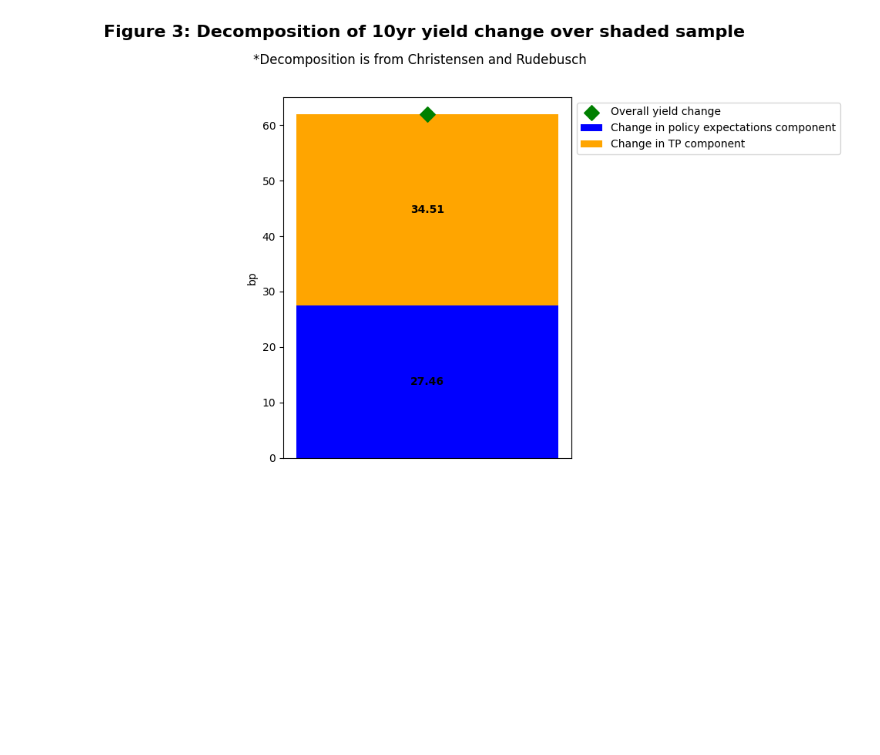
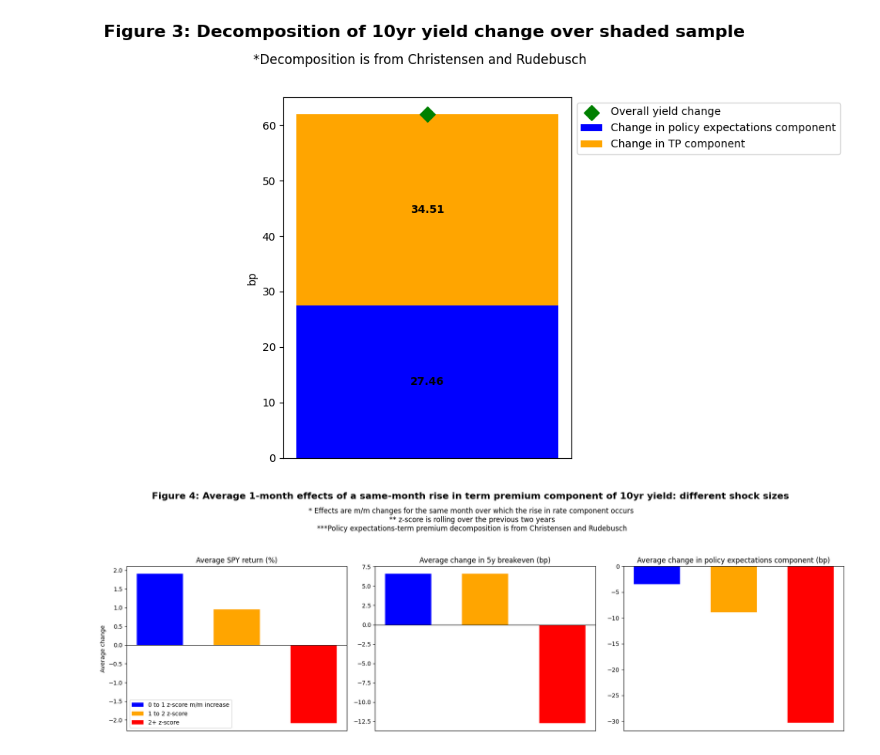
Before and after one commit to ALILODHI-cloud/UVAmacro, a Jupyter notebook: post_2/analysis.ipynb, the cells around one changed output. Cells and saved outputs as stored; diff of their text form; code cells hidden in the pictures; blank space fills up the shorter version.

```diff
--- a/post_2/analysis.ipynb
+++ b/post_2/analysis.ipynb
@@ -343,6 +341,89 @@ plt.savefig(f'{figure_path}/figure_3.jpg', format='jpeg', bbox_inches='tight')
 plt.show()
 # %% [output]
 [figure]
+# %%
+#figure 4
+
+# Initialize responses dictionary
+responses = {
+    '0 to 1 z-score rise': [],
+    '1 to 2 z-score rise': [],
+    '2+ z-score rise': []
+}
+
+# Define the ranges for each category
+shock_ranges = [
+    (0, 1, '0 to 1 z-score rise'),
+    (1, 2, '1 to 2 z-score rise'),
+    (2, float('inf'), '2+ z-score rise')
+]
+
+# Loop through each shock range and compute the averages
+for lower, upper, label in shock_ranges:
+    # Filter the data based on the shock range (inclusive lower bound, exclusive upper bound)
+    filtered_df = df_trial[(df_trial['monthly_change_tp_z_score'] >= lower) & (df_trial['monthly_change_tp_z_score'] < upper)]
+
+    # Calculate averages for the variables of interest
+    average_spy_change = filtered_df['spy_1month'].mean()
+    average_BE_change = filtered_df['5yBE_1month'].mean()
+    average_policy_change = filtered_df['policy_1month'].mean()
+
+    # Append the averages to the corresponding list in the responses dictionary
+    responses[label].extend([average_spy_change, average_BE_change, average_policy_change])
+
+# Convert the dictionary into a DataFrame
+df_responses = pd.DataFrame({
+    'SPY return (%)': [responses['0 to 1 z-score rise'][0], responses['1 to 2 z-score rise'][0], responses['2+ z-score rise'][0]],
+    'change in 5y breakeven (bp)': [responses['0 to 1 z-score rise'][1], responses['1 to 2 z-score rise'][1], responses['2+ z-score rise'][1]],
+    'change in policy expectations component (bp)': [responses['0 to 1 z-score rise'][2], responses['1 to 2 z-score rise'][2], responses['2+ z-score rise'][2]]
+}, index=['0 to 1 z-score', '1 to 2 z-score', '2+ z-score'])
+
+# Plot the bar graphs for each metric
+fig, axes = plt.subplots(1, 3, figsize=(18, 6))  # 1 row and 3 columns of subplots
+metrics = ['SPY return (%)', 'change in 5y breakeven (bp)', 'change in policy expectations component (bp)']
+colors = ['blue', 'orange', 'red']  # Adjusted for three categories
+
+# Iterate over each metric to plot the bar graphs
+for i, metric in enumerate(metrics):
+    ax = axes[i]
+
+    # Plot the bar graph for the current metric
+    bars = ax.bar(df_responses.index, df_responses[metric], color=colors, width=0.6)
+
+    # Set the title, x-label, and y-label for each subplot
+    ax.set_title(f'Average {metric}')
+    ax.set_xlabel('')  # Remove the x-axis label
+    ax.set_ylabel(f'Average change' if i == 0 else '')  # Only set ylabel on the first subplot
+
+    # Remove x-axis ticks and labels
+    ax.set_xticks([])
+    ax.set_xticklabels([])
+
+    # Add a horizontal line at y=0 for reference
+    ax.axhline(0, color='black', linewidth=0.8)
+
+    # Custom legend with the appropriate labels
+    if i == 0:
+        ax.legend(bars, ['0 to 1 z-score m/m increase', '1 to 2 z-score', '2+ z-score'], loc='lower left')
+
+fig.suptitle('Figure 4: Average 1-month effects of a same-month rise in term premium component of 10yr yield: different shock sizes \n\n\n\n\n',
+             fontsize=16, fontweight='bold')
+
+fig.text(0.5, 0.92,
+                    '* Effects are m/m changes for the same month over which the rise in rate component occurs \n'
+                    '** z-score is rolling over the previous two years\n'
+                    '***Policy expectations-term premium decomposition is from Christensen and Rudebusch', ha='center', va='top', fontsize=12, color='black')
+
+
+
+# Adjust layout to avoid overlap
+plt.tight_layout()  # Adjust the top margin to fit the main title
+plt.savefig(f'{figure_path}/figure_4.jpg', format='jpeg', bbox_inches='tight')
+
+# Show the plot
+plt.show()
+# %% [output]
+[figure, added]
 # %%
 # Figure 4
 
```
Also changed, not shown: parts of 5 cells of this notebook.
